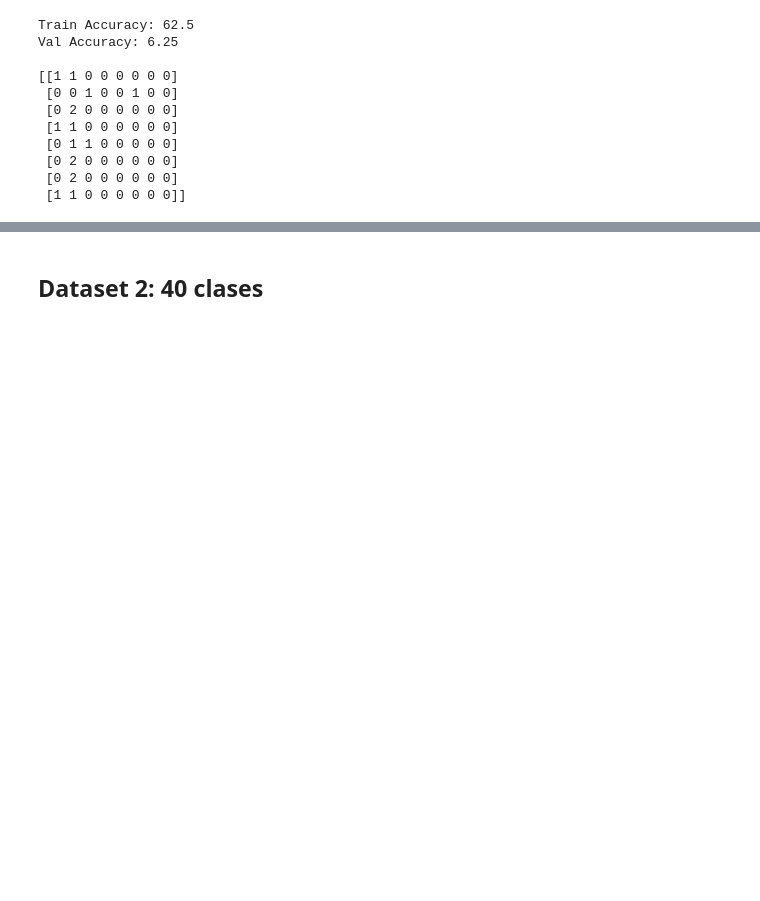
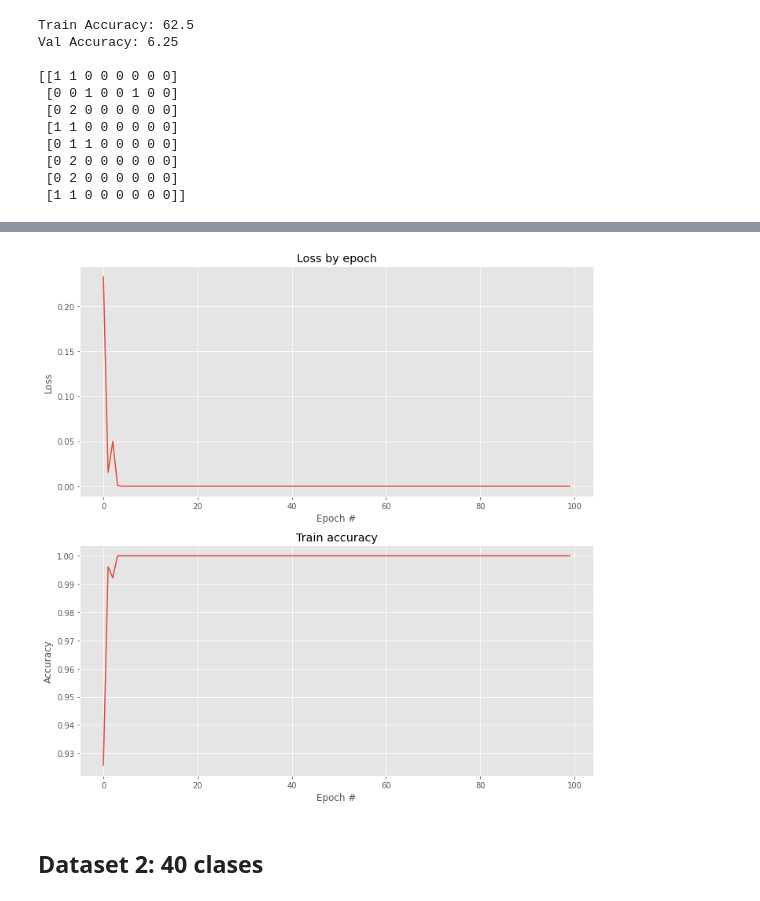
Before and after one commit to Iruretagoyena/Proyecto_Patrones, a Jupyter notebook: proyecto.ipynb, the cells around one changed output, grey strips where cells are left out. Cells and saved outputs as stored; diff of their text form; code cells hidden in the pictures; blank space fills up the shorter version.

Commit message:
fix images by dataset

```diff
--- a/proyecto.ipynb
+++ b/proyecto.ipynb
@@ -458,3 +531,7 @@ NORM - CLEAN - PCA - SFS15 - NN
+# %%
+plot_nn_csv('plots/nn_1_est7.csv')
+# %% [output]
+[figure, added]
 # %% [markdown]
 ## Dataset 2: 40 clases
 # %%
```
Also changed, not shown: parts of 16 cells of this notebook, 2 other files.
